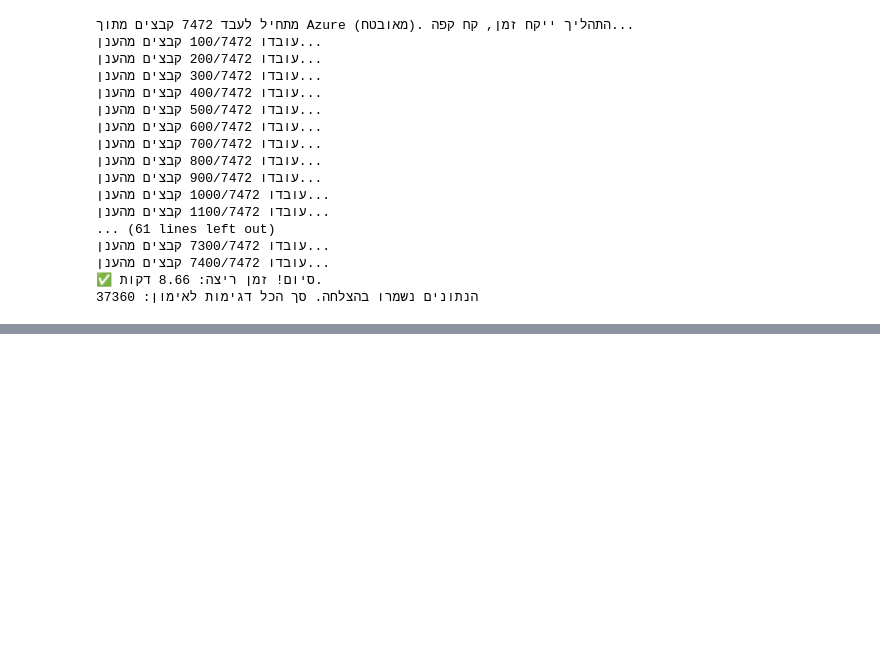
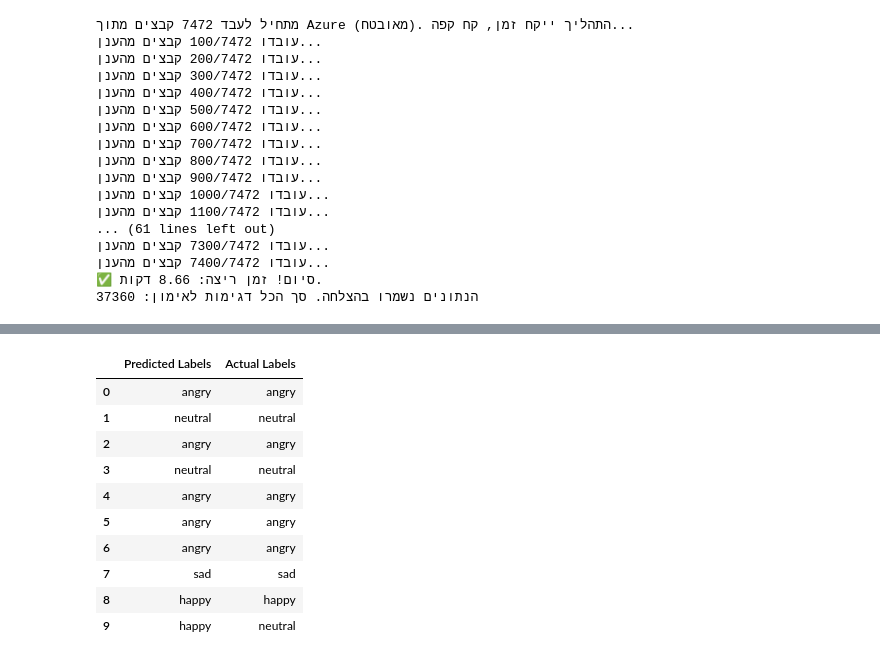
Before and after one commit to LiadVardi/VoiceBased-Al-for-Agent-Role-Fit-Analysis, a Jupyter notebook: VoiceBasedAi.ipynb, the cells around one changed output, grey strips where cells are left out. Saved outputs shown, nothing was run; the diff lists cells and outputs as text; code cells hidden in the pictures; blank space fills up the shorter version.

```diff
--- a/VoiceBasedAi.ipynb
+++ b/VoiceBasedAi.ipynb
@@ -405,0 +642,13 @@ print(f"הנתונים נשמרו בהצלחה. סך הכל דגימות לאי
+# %%
+# predicting on test data.
+pred_test0 = model.predict(x_testcnn)
+y_pred0 = encoder.inverse_transform(pred_test0)
+y_test0 = encoder.inverse_transform(y_test)
+
+# Check for random predictions
+df0 = pd.DataFrame(columns=['Predicted Labels', 'Actual Labels'])
+df0['Predicted Labels'] = y_pred0.flatten()
+df0['Actual Labels'] = y_test0.flatten()
+
+df0.head(10)
+# %% [output]
@@ -405,0 +656,11 @@ print(f"הנתונים נשמרו בהצלחה. סך הכל דגימות לאי
+|  | Predicted Labels | Actual Labels |
+| 0 | angry | angry |
+| 1 | neutral | neutral |
+| 2 | angry | angry |
+| 3 | neutral | neutral |
+| 4 | angry | angry |
+| 5 | angry | angry |
+| 6 | angry | angry |
+| 7 | sad | sad |
+| 8 | happy | happy |
+| 9 | happy | neutral |
```
Also changed, not shown: parts of 19 cells of this notebook, 5 other files.
